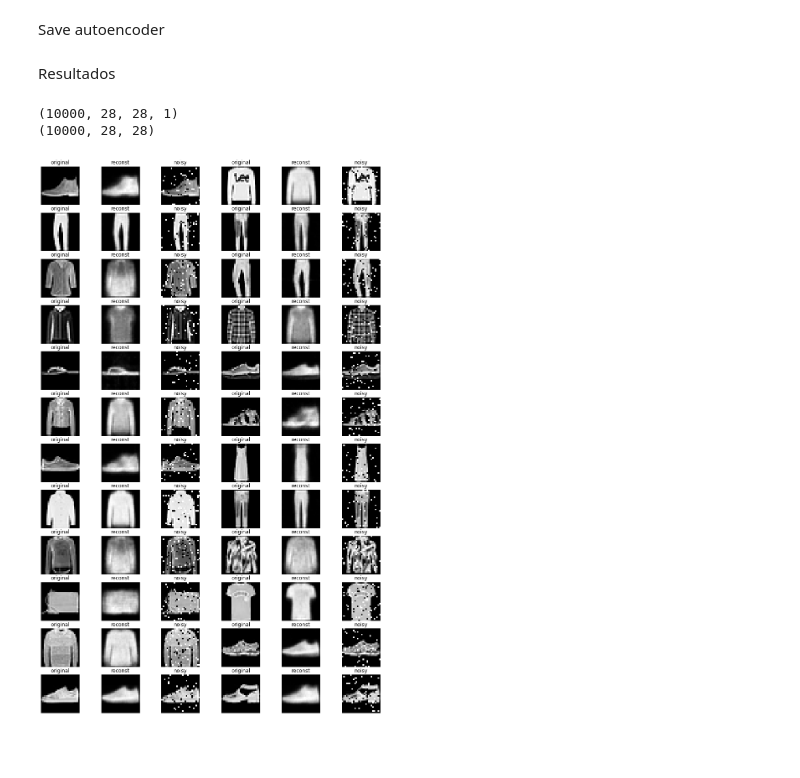
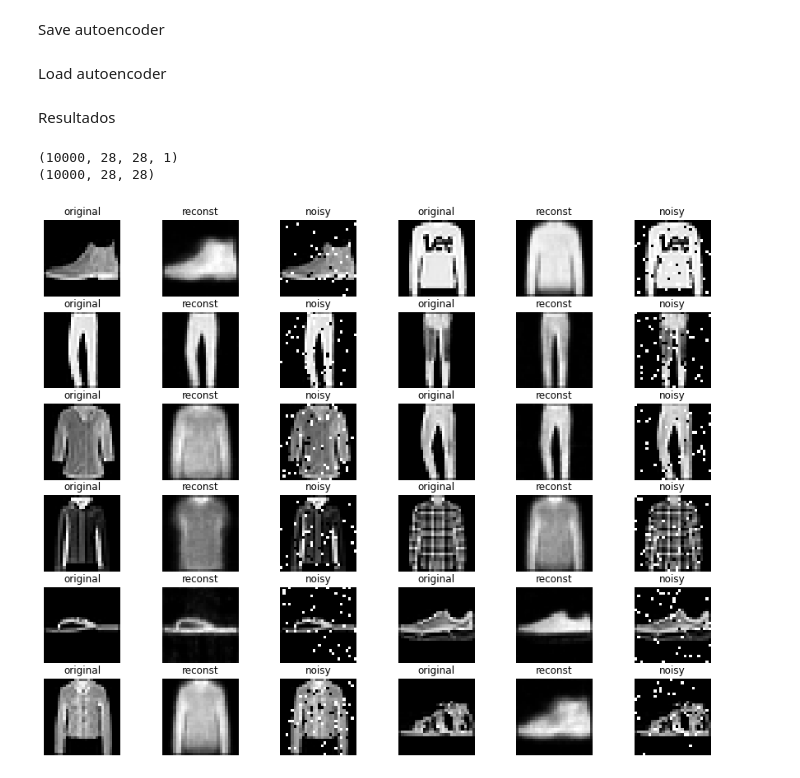
Before and after one commit to JoaoLinhares/projecto-ta-individual, a Jupyter notebook: AE- Fashion/TI_Autoencoders_Fashion.ipynb, the cells around one changed output. Saved outputs shown, nothing was run; the diff lists cells and outputs as text; code cells hidden in the pictures; blank space fills up the shorter version.

```diff
--- a/AE- Fashion/TI_Autoencoders_Fashion.ipynb
+++ b/AE- Fashion/TI_Autoencoders_Fashion.ipynb
@@ -299,14 +294,18 @@ Epoch 25/25
 Save autoencoder
 # %%
 autoencoderNoise.save('autoencoderFashion_denoise.h5')
+# %% [markdown]
+Load autoencoder
+# %%
+autoencoderNoise = tf.keras.models.load_model('./autoencoderFashion_denoise.h5')
 # %% [markdown]
 Resultados
 # %%
 recon = autoencoderNoise.predict(noisyTest)
 print(recon.shape)
 print(x_test.shape)
-show_preds_3((x_test* 255).astype("uint8").squeeze(), (recon* 255).astype("uint8").squeeze(), (noisyTest* 255).astype("uint8").squeeze(), 24)
+show_preds_3((x_test* 255).astype("uint8").squeeze(), (recon* 255).astype("uint8").squeeze(), (noisyTest* 255).astype("uint8").squeeze(), 12)
 # %% [output]
 (10000, 28, 28, 1)
 (10000, 28, 28)
-[figure, old version]
+[figure, new version]
```
Also changed, not shown: parts of 4 cells of this notebook, 5 other files.
